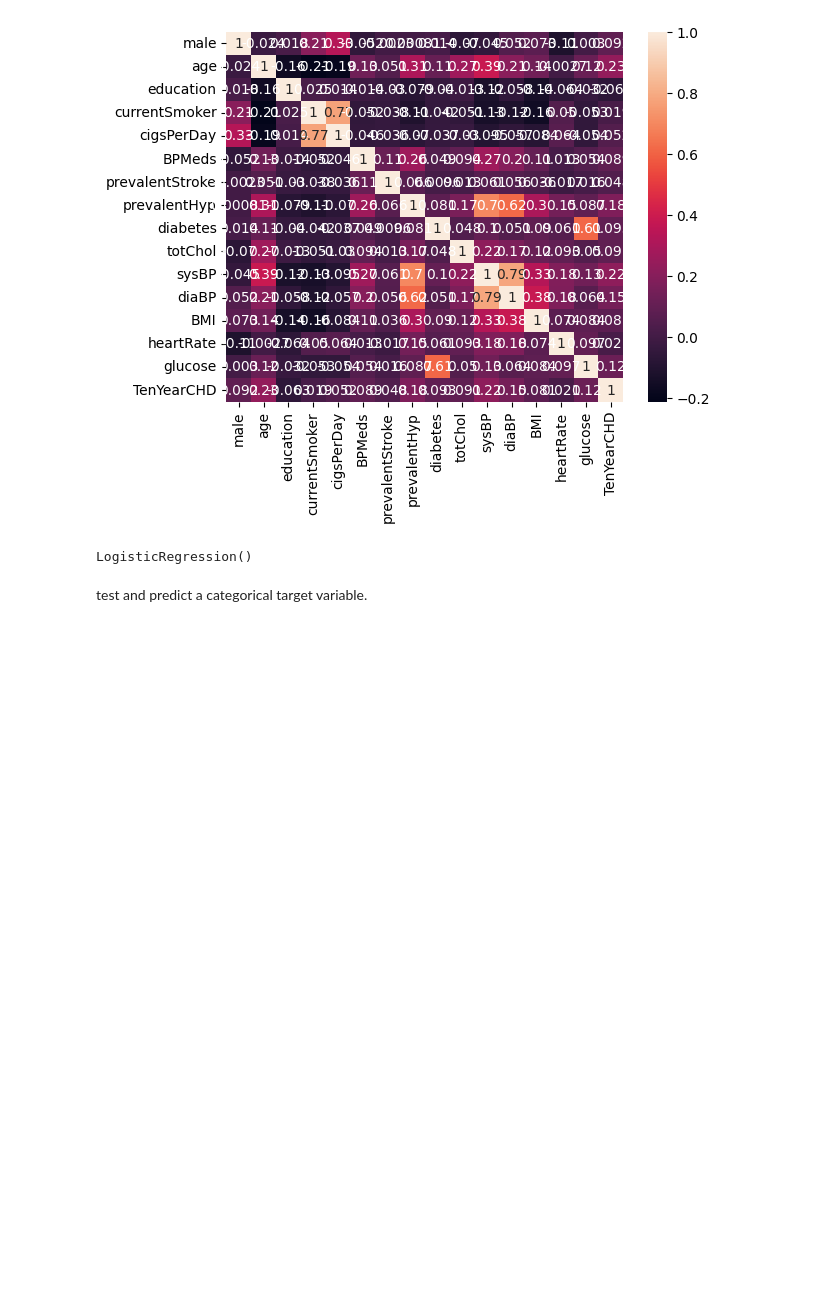
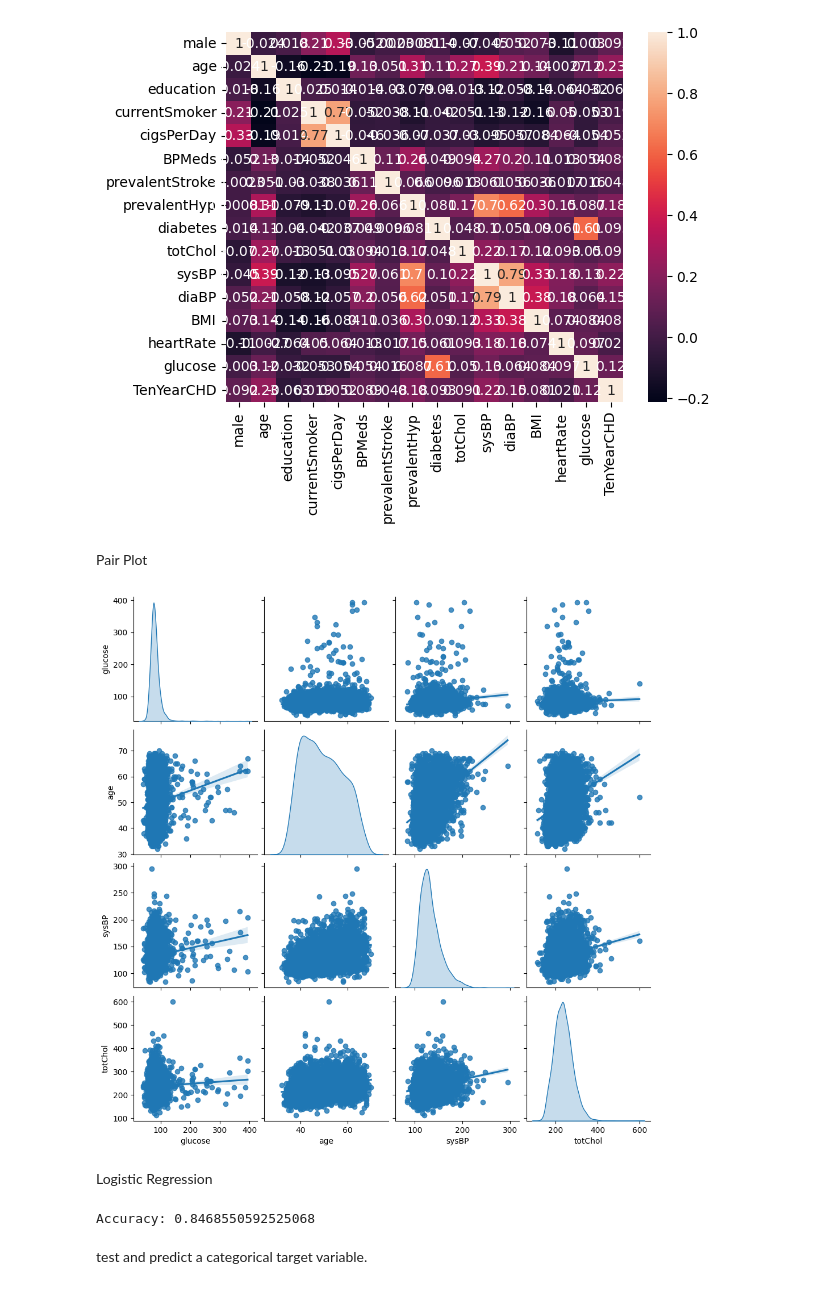
Before and after one commit to berkleysayaka/Final-project-Data-201, a Jupyter notebook: Final_project_Data_201_Kaggle_Heart_Disease_Prediction_after_mtg_(1).ipynb, the cells around one changed output. Saved outputs shown, nothing was run; the diff lists cells and outputs as text; code cells hidden in the pictures; blank space fills up the shorter version.

```diff
--- a/Final_project_Data_201_Kaggle_Heart_Disease_Prediction_after_mtg_(1).ipynb
+++ b/Final_project_Data_201_Kaggle_Heart_Disease_Prediction_after_mtg_(1).ipynb
@@ -443,16 +441,13 @@ plt.show()
 [figure]
 [figure]
 [figure]
-# %%
-from sklearn.linear_model import LogisticRegression
-
-# Create a Logistic Regression model
-model = LogisticRegression()
-
-# Define X_train and y_train
-X_train = df[['age', 'sysBP']]
-y_train = df['TenYearCHD']
-# Train the model
-model.fit(X_train, y_train)
-# %% [output]
-LogisticRegression()
+# %% [markdown]
+Pair Plot
+# %%
+sel_columns = ['glucose', 'age', 'sysBP', 'totChol']
+data_sel = df[sel_columns]
+_=sns.pairplot(data_sel, kind = "reg", diag_kind = 'kde')
+# %% [output]
+[figure, added]
+# %% [markdown]
+Logistic Regression
@@ -459,2 +457,39 @@ LogisticRegression()
+# %%
+from sklearn.linear_model import LogisticRegression
+from sklearn.preprocessing import StandardScaler
+from sklearn.model_selection import train_test_split
+from sklearn.linear_model import LogisticRegression
+from sklearn.metrics import accuracy_score, roc_curve, roc_auc_score
+from sklearn.metrics import classification_report
+from sklearn.ensemble import RandomForestClassifier
+
+
+
+# Preprocess the data
+X = df.drop('TenYearCHD', axis = 1)
+y = df['TenYearCHD']
+
+X_train, X_test, y_train, y_test = train_test_split(X, y, test_size=0.3, random_state = 42)
+
+scaler = StandardScaler()
+scaler.fit(X_train)
+X_train = scaler.transform(X_train)
+X_test = scaler.transform(X_test)
+
+
+#Load the data
+df= pd.read_csv('framingham_cleaned.csv')
+# Train the Model
+model = LogisticRegression()
+model.fit(X_train,y_train)
+
+# Predict the test data
+y_pred = model.predict(X_test)
+
+# Evaluate the model
+accuracy = accuracy_score(y_test, y_pred)
+print('Accuracy:', accuracy)
+# %% [output]
+Accuracy: 0.8468550592525068
 # %% [markdown]
  test and predict a categorical target variable.
```
Also changed, not shown: parts of 29 cells of this notebook.
